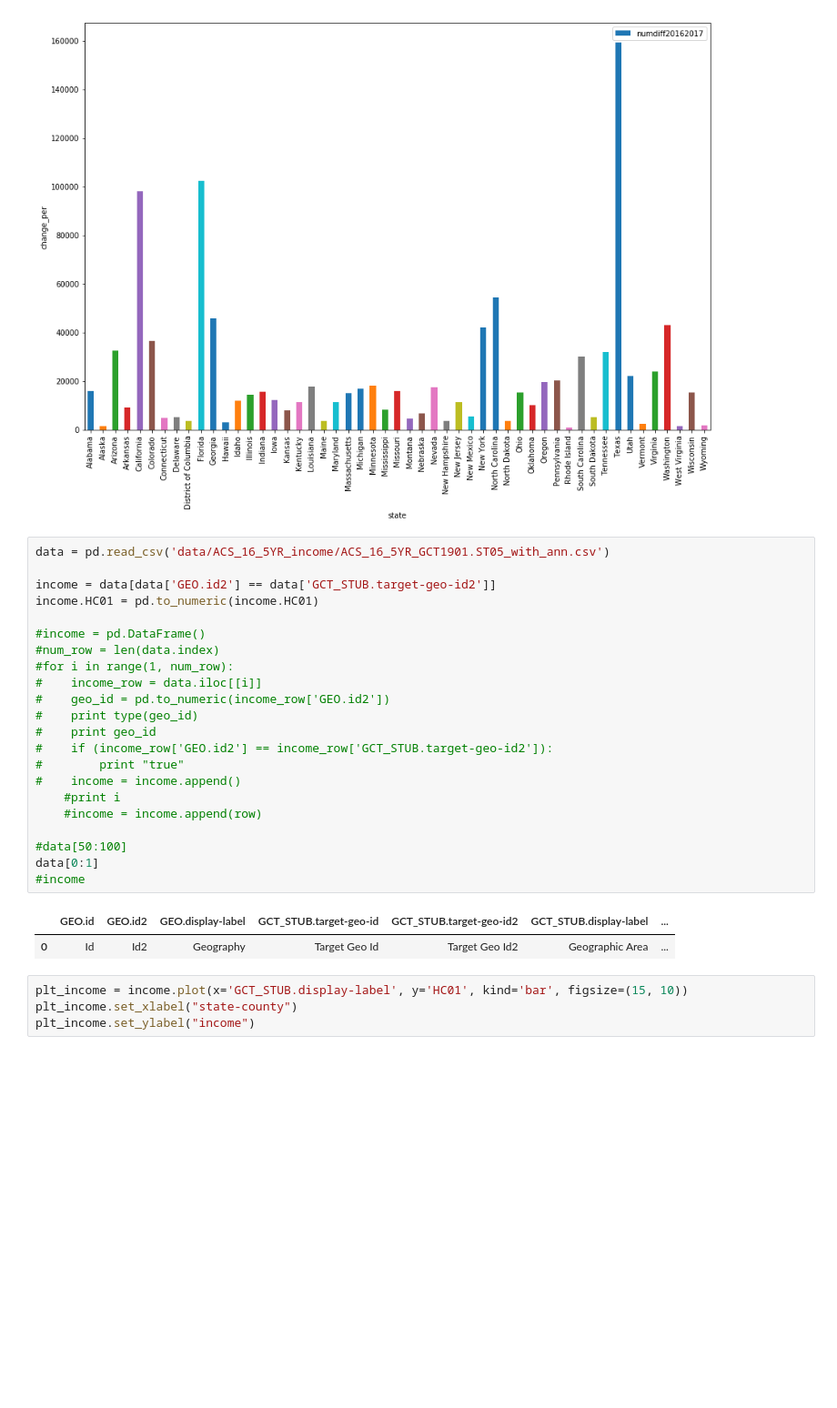
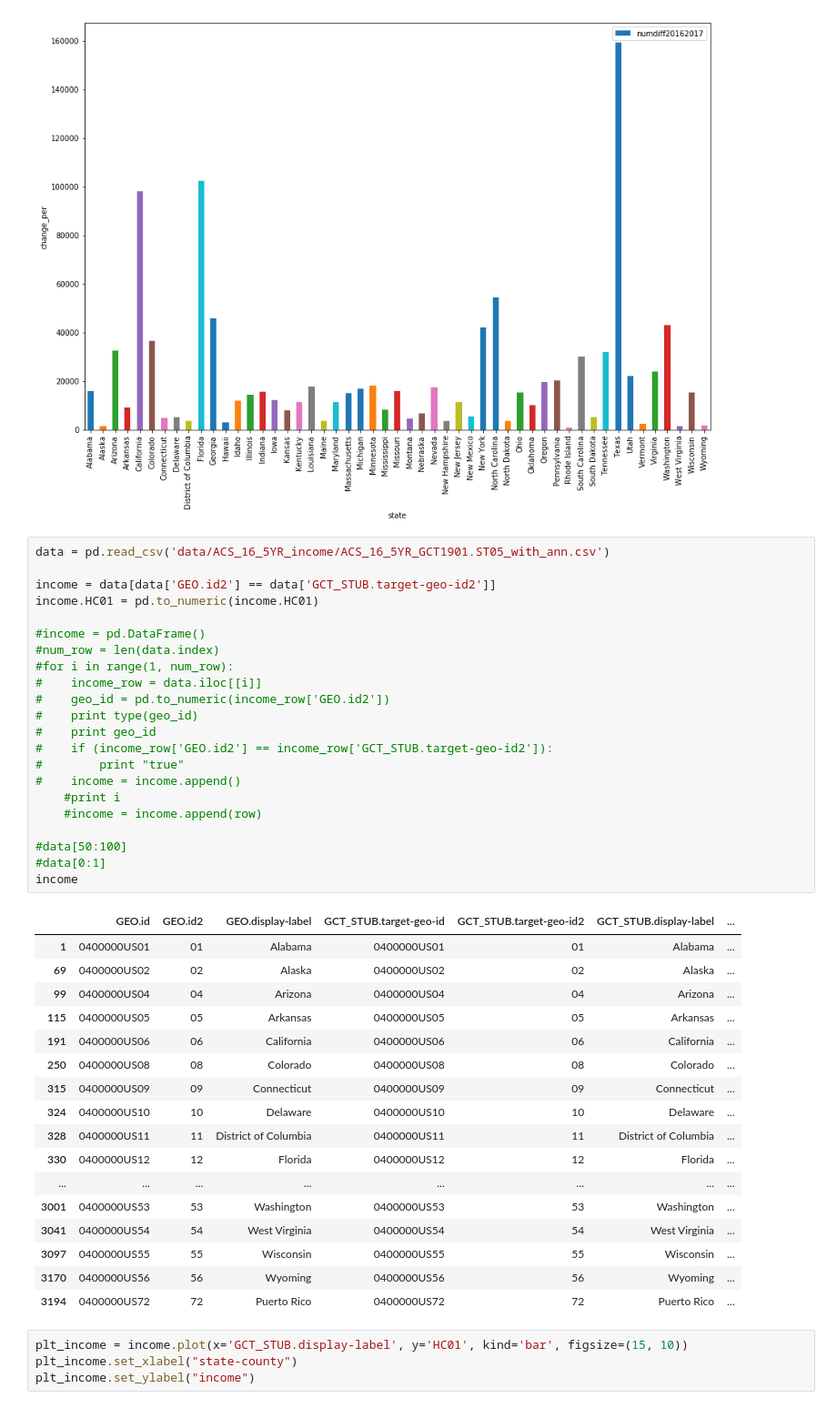
Before and after one commit to KaidongLi/testChange, a Jupyter notebook: firstTest.ipynb, the cells around one changed output. Shown at 91% size. Saved outputs shown, nothing was run; the diff lists cells and outputs as text; blank space fills up the shorter version.

```diff
--- a/firstTest.ipynb
+++ b/firstTest.ipynb
@@ -35,28 +35,43 @@ Text(0,0.5,'change_per')
 # %%
 data = pd.read_csv('data/ACS_16_5YR_income/ACS_16_5YR_GCT1901.ST05_with_ann.csv')
 
 income = data[data['GEO.id2'] == data['GCT_STUB.target-geo-id2']]
 income.HC01 = pd.to_numeric(income.HC01)
 
 #income = pd.DataFrame()
 #num_row = len(data.index)
 #for i in range(1, num_row):
 #    income_row = data.iloc[[i]]
 #    geo_id = pd.to_numeric(income_row['GEO.id2'])
 #    print type(geo_id)
 #    print geo_id
 #    if (income_row['GEO.id2'] == income_row['GCT_STUB.target-geo-id2']):
 #        print "true"
 #    income = income.append()
     #print i
     #income = income.append(row)
 
 #data[50:100]
-data[0:1]
-#income
+#data[0:1]
+income
 # %% [output]
 |  | GEO.id | GEO.id2 | GEO.display-label | GCT_STUB.target-geo-id | GCT_STUB.target-geo-id2 | GCT_STUB.display-label | ... |
-| 0 | Id | Id2 | Geography | Target Geo Id | Target Geo Id2 | Geographic Area | ... |
+| 1 | 0400000US01 | 01 | Alabama | 0400000US01 | 01 | Alabama | ... |
+| 69 | 0400000US02 | 02 | Alaska | 0400000US02 | 02 | Alaska | ... |
+| 99 | 0400000US04 | 04 | Arizona | 0400000US04 | 04 | Arizona | ... |
+| 115 | 0400000US05 | 05 | Arkansas | 0400000US05 | 05 | Arkansas | ... |
+| 191 | 0400000US06 | 06 | California | 0400000US06 | 06 | California | ... |
+| 250 | 0400000US08 | 08 | Colorado | 0400000US08 | 08 | Colorado | ... |
+| 315 | 0400000US09 | 09 | Connecticut | 0400000US09 | 09 | Connecticut | ... |
+| 324 | 0400000US10 | 10 | Delaware | 0400000US10 | 10 | Delaware | ... |
+| 328 | 0400000US11 | 11 | District of Columbia | 0400000US11 | 11 | District of Columbia | ... |
+| 330 | 0400000US12 | 12 | Florida | 0400000US12 | 12 | Florida | ... |
+| ... | ... | ... | ... | ... | ... | ... | ... |
+| 3001 | 0400000US53 | 53 | Washington | 0400000US53 | 53 | Washington | ... |
+| 3041 | 0400000US54 | 54 | West Virginia | 0400000US54 | 54 | West Virginia | ... |
+| 3097 | 0400000US55 | 55 | Wisconsin | 0400000US55 | 55 | Wisconsin | ... |
+| 3170 | 0400000US56 | 56 | Wyoming | 0400000US56 | 56 | Wyoming | ... |
+| 3194 | 0400000US72 | 72 | Puerto Rico | 0400000US72 | 72 | Puerto Rico | ... |
 # %%
 plt_income = income.plot(x='GCT_STUB.display-label', y='HC01', kind='bar', figsize=(15, 10))
 plt_income.set_xlabel("state-county")
```
Also changed, not shown: parts of 4 cells of this notebook, 1 other file.
